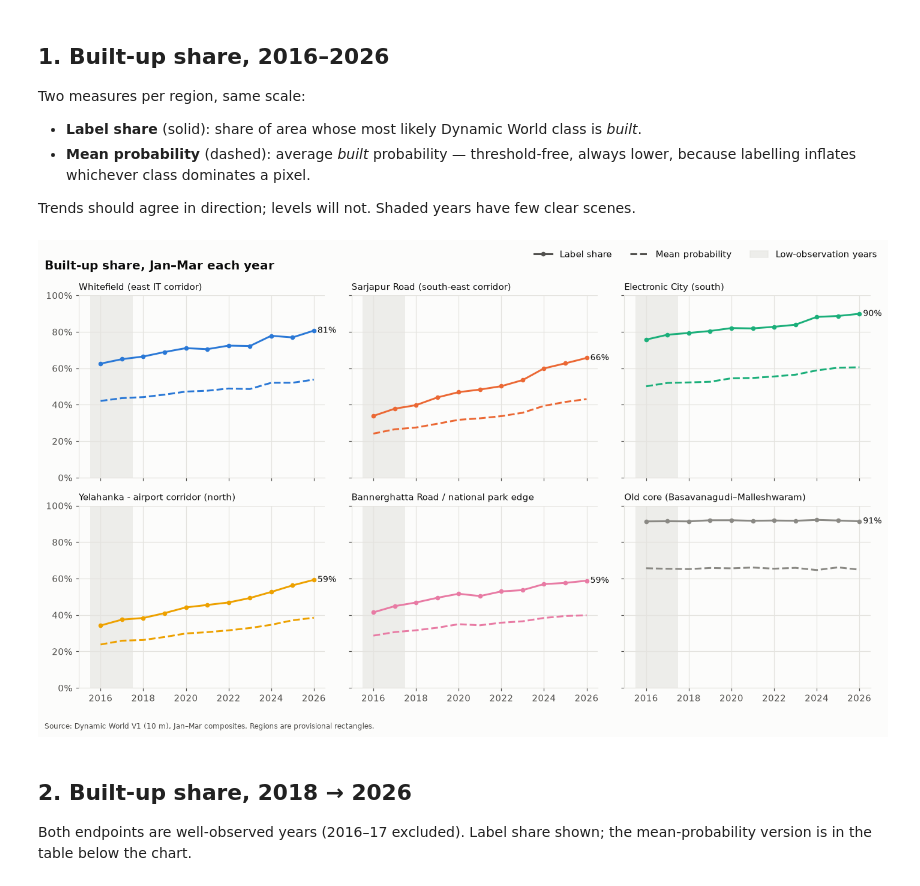
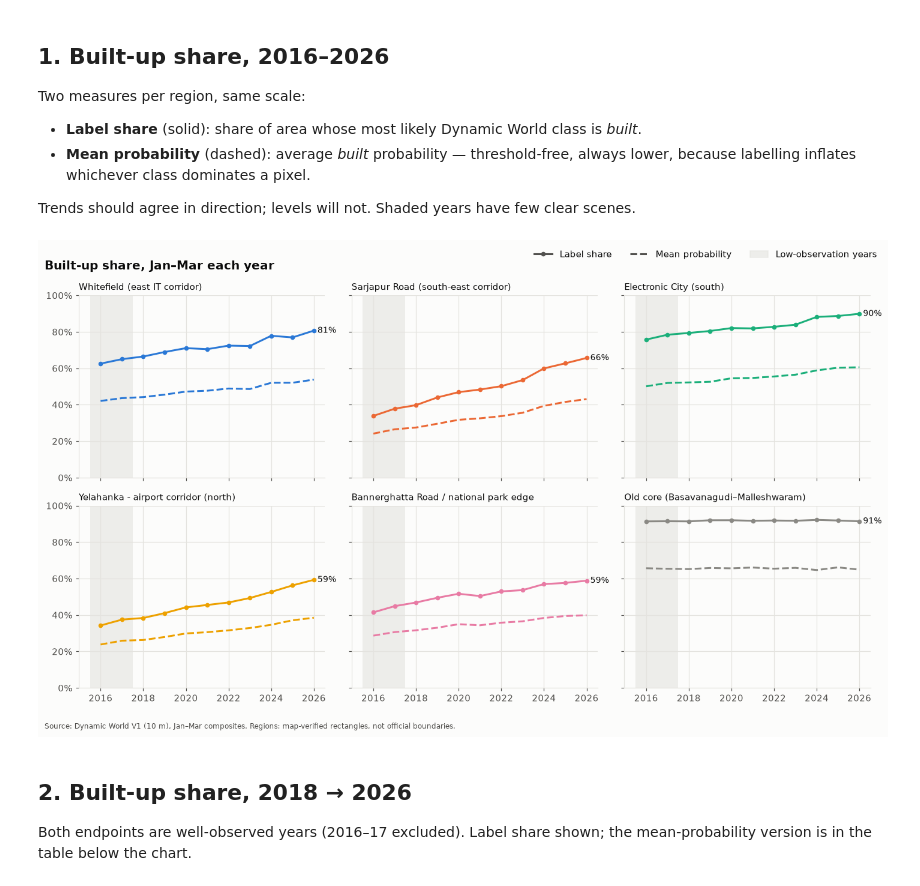
Before and after one commit to mlo-venkatm/india-economic-indicators, a Jupyter notebook: research/bangalore_pilot/pilot.ipynb, the cells around one changed output. Cells and saved outputs as stored; diff of their text form; code cells hidden in the pictures.

```diff
--- a/research/bangalore_pilot/pilot.ipynb
+++ b/research/bangalore_pilot/pilot.ipynb
@@ -90,29 +90,29 @@ Trends should agree in direction; levels will not. Shaded years have few clear s
 # %%
 fig, axes = plt.subplots(2, 3, figsize=(13, 7), sharex=True, sharey=True)
 for ax, rid in zip(axes.flat, ORDER):
     d = wide[wide.region_id == rid].sort_values('year')
     c = COLORS[rid]
     ax.axvspan(min(LOW_OBS) - 0.5, max(LOW_OBS) + 0.5, color=GRID, alpha=0.6, lw=0)
     ax.plot(d.year, d.share_built, color=c, lw=2, marker='o', ms=4)
     ax.plot(d.year, d.soft_built, color=c, lw=2, ls='--')
     last = d.iloc[-1]
     ax.annotate(f'{last.share_built:.0%}', (last.year, last.share_built), xytext=(4, 0),
                 textcoords='offset points', va='center', fontsize=9, color=INK)
     ax.set_title(LABELS[rid], loc='left', fontsize=10)
     ax.set_ylim(0, 1)
     ax.yaxis.set_major_formatter(pct)
     ax.set_xticks(range(2016, 2027, 2))
 handles = [plt.Line2D([], [], color=INK_2, lw=2, marker='o', ms=4, label='Label share'),
            plt.Line2D([], [], color=INK_2, lw=2, ls='--', label='Mean probability'),
            plt.Rectangle((0, 0), 1, 1, color=GRID, alpha=0.6, label='Low-observation years')]
 fig.legend(handles=handles, loc='upper right', ncol=3, frameon=False, bbox_to_anchor=(0.99, 1.02))
 fig.suptitle('Built-up share, Jan–Mar each year', x=0.01, ha='left', fontsize=13, fontweight='bold')
 fig.tight_layout()
-source_note(fig, 'Source: Dynamic World V1 (10 m), Jan–Mar composites. Regions are provisional rectangles.')
+source_note(fig, 'Source: Dynamic World V1 (10 m), Jan–Mar composites. Regions: map-verified rectangles, not official boundaries.')
 fig.savefig(OUT / 'built_share_timeseries.png', dpi=150, bbox_inches='tight')
 plt.show()
 # %% [output]
-[figure, old version]
+[figure, new version]
 # %% [markdown]
 ## 2. Built-up share, 2018 → 2026
 
```
Also changed, not shown: parts of 3 cells of this notebook, 7 other files.
